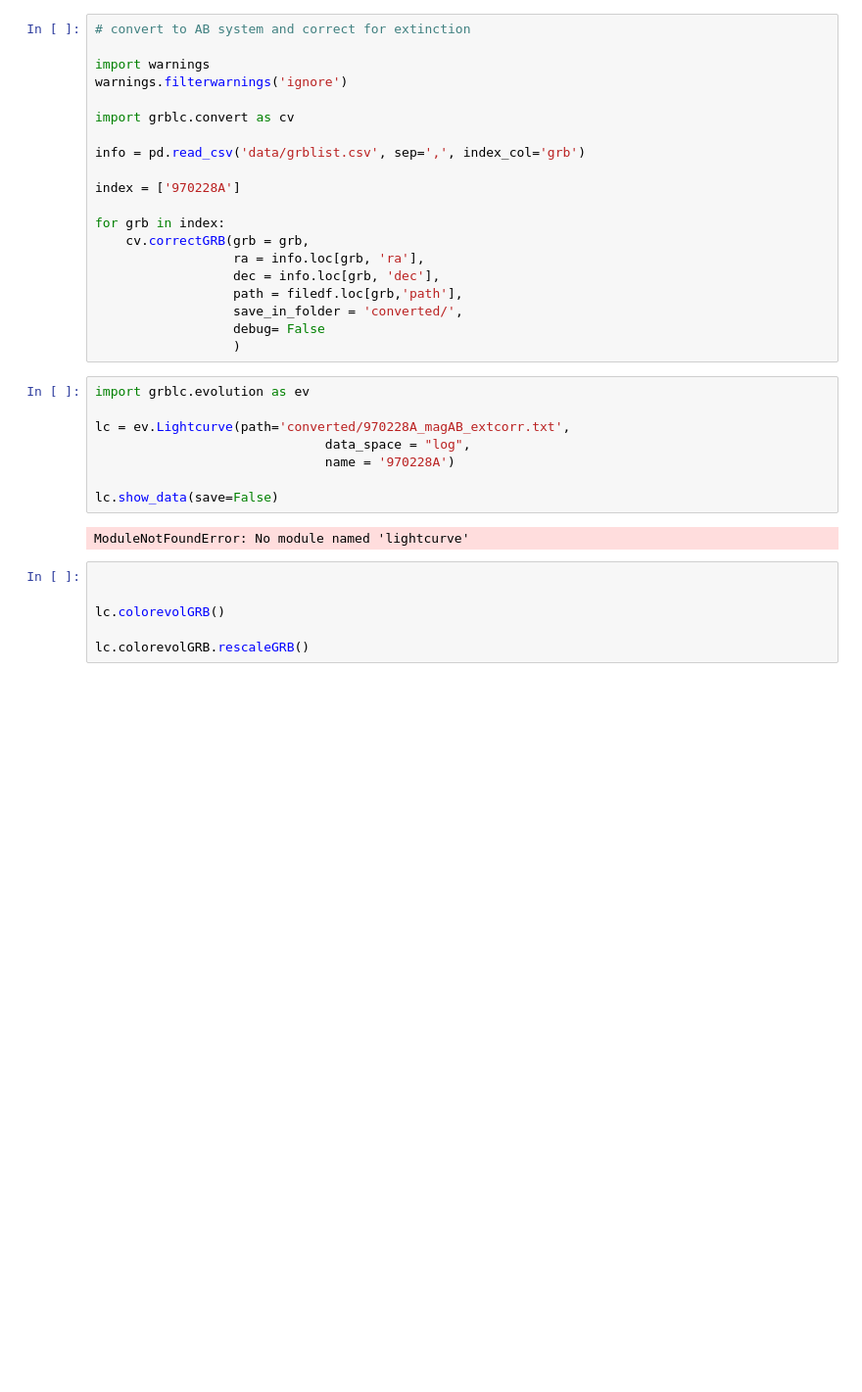
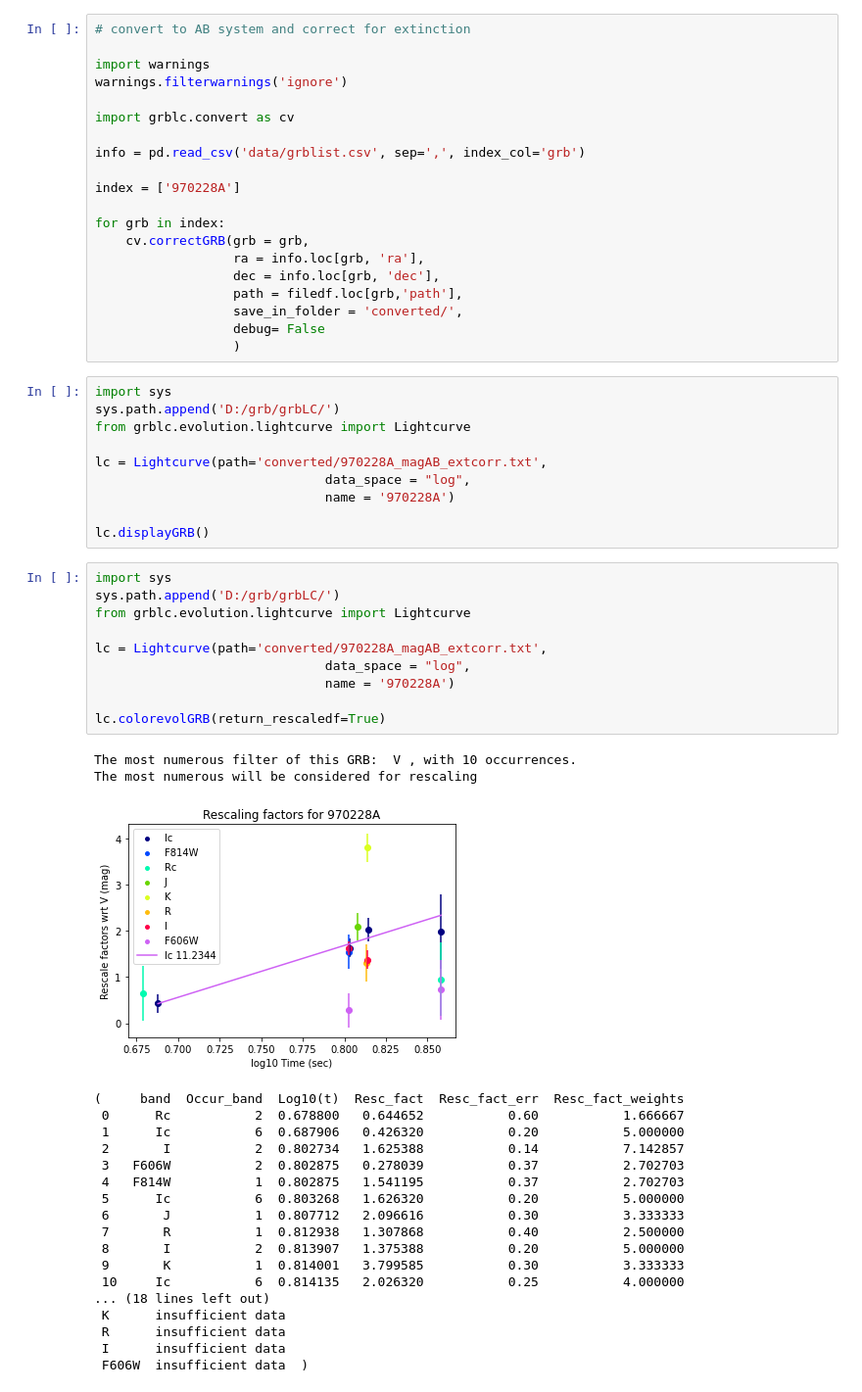
Before and after one commit to SLAC-Gamma-Rays/grbLC, a Jupyter notebook: examples/grblc_demo.ipynb, the cells around one changed output. Shown at 98% size. Cells and saved outputs as stored; diff of their text form; blank space fills up the shorter version.

Commit message:
tests for color evolution

```diff
--- a/examples/grblc_demo.ipynb
+++ b/examples/grblc_demo.ipynb
@@ -71,18 +69,43 @@ for grb in index:
                   debug= False
                   )
 # %%
-import grblc.evolution as ev
+import sys
+sys.path.append('D:/grb/grbLC/')
+from grblc.evolution.lightcurve import Lightcurve
 
-lc = ev.Lightcurve(path='converted/970228A_magAB_extcorr.txt',
+lc = Lightcurve(path='converted/970228A_magAB_extcorr.txt',
                               data_space = "log",
                               name = '970228A')
 
-lc.show_data(save=False)
+lc.displayGRB()
-# %% [output]
-ModuleNotFoundError: No module named 'lightcurve'
-# %%
-
-
-lc.colorevolGRB()
-
-lc.colorevolGRB.rescaleGRB()
+# %%
+import sys
+sys.path.append('D:/grb/grbLC/')
+from grblc.evolution.lightcurve import Lightcurve
+
+lc = Lightcurve(path='converted/970228A_magAB_extcorr.txt',
+                              data_space = "log",
+                              name = '970228A')
+
+lc.colorevolGRB(return_rescaledf=True)
+# %% [output]
+The most numerous filter of this GRB:  V , with 10 occurrences.
+The most numerous will be considered for rescaling
+[figure, added]
+(     band  Occur_band  Log10(t)  Resc_fact  Resc_fact_err  Resc_fact_weights
+ 0      Rc           2  0.678800   0.644652           0.60           1.666667
+ 1      Ic           6  0.687906   0.426320           0.20           5.000000
+ 2       I           2  0.802734   1.625388           0.14           7.142857
+ 3   F606W           2  0.802875   0.278039           0.37           2.702703
+ 4   F814W           1  0.802875   1.541195           0.37           2.702703
+ 5      Ic           6  0.803268   1.626320           0.20           5.000000
+ 6       J           1  0.807712   2.096616           0.30           3.333333
+ 7       R           1  0.812938   1.307868           0.40           2.500000
+ 8       I           2  0.813907   1.375388           0.20           5.000000
+ 9       K           1  0.814001   3.799585           0.30           3.333333
+ 10     Ic           6  0.814135   2.026320           0.25           4.000000
+... (18 lines left out)
+ K      insufficient data
+ R      insufficient data
+ I      insufficient data
+ F606W  insufficient data  )
```
Also changed, not shown: parts of 2 cells of this notebook, 3 other files.
